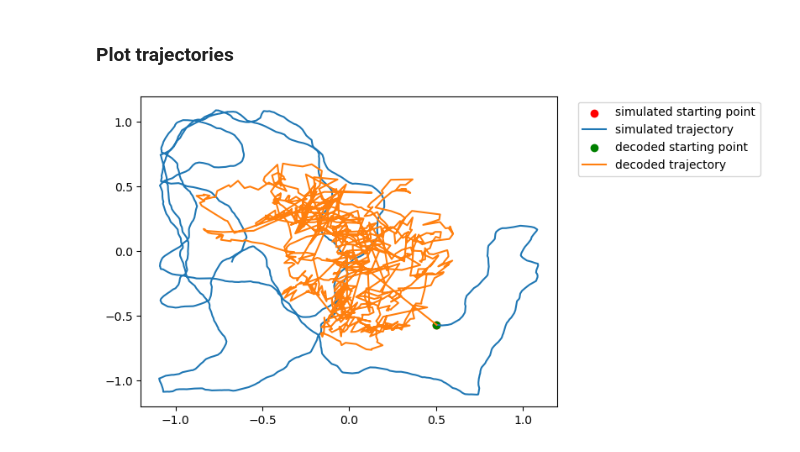
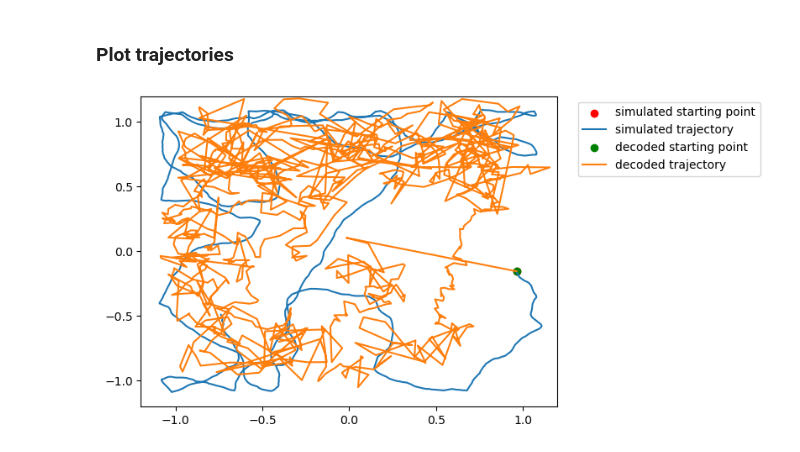
Before and after one commit to nguyen-td/activation-patterns, a Jupyter notebook: load_network.ipynb, the cells around one changed output. Drawn from its saved outputs; the diff is of its cells as text; code cells hidden in the pictures.

```diff
--- a/load_network.ipynb
+++ b/load_network.ipynb
@@ -51,17 +48,17 @@ Aggregated loss: 0.44561247260012166  56.06 seconds for this run
 ### Plot trajectories
 # %%
 # plot trajectories generated from the network (on test data)
-traj_idx = 12
+traj_idx = 2
 plt.scatter(position[traj_idx, 0, 0], position[traj_idx, 0, 1], color = 'red', label = 'simulated starting point')
 plt.plot(position[traj_idx, :, 0], position[traj_idx, :, 1], label = 'simulated trajectory')
 
 plt.scatter(y_pred[traj_idx, 0, 0], y_pred[traj_idx, 0, 1], color = 'green', label = 'decoded starting point')
 plt.plot(y_pred[traj_idx, :, 0], y_pred[traj_idx, :, 1], label = 'decoded trajectory')
 plt.xlim(-1.2, 1.2)
 plt.ylim(-1.2, 1.2)
 plt.legend(bbox_to_anchor=(1.5, 1.))
 
 plt.savefig('trajectory.png', bbox_inches='tight')
 # plt.show()
 # %% [output]
-[figure, old version]
+[figure, new version]
```
Also changed, not shown: parts of 2 cells of this notebook, 1 other file.
